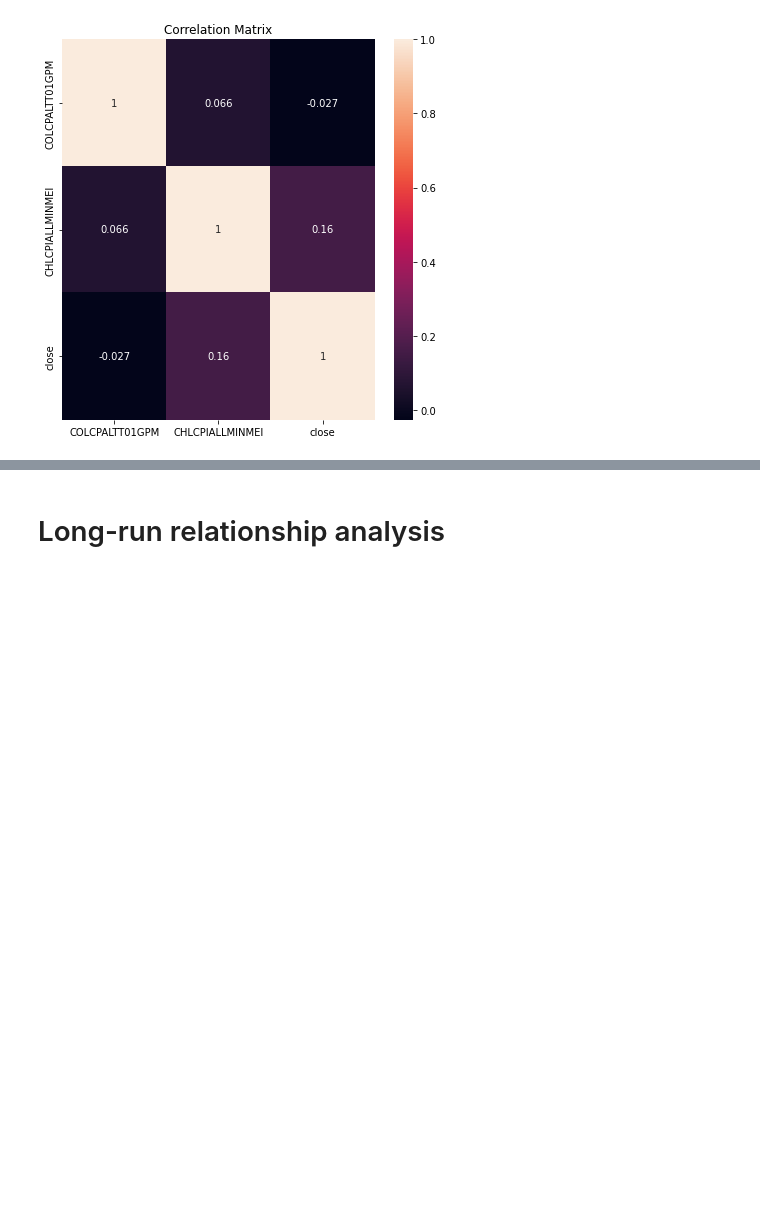
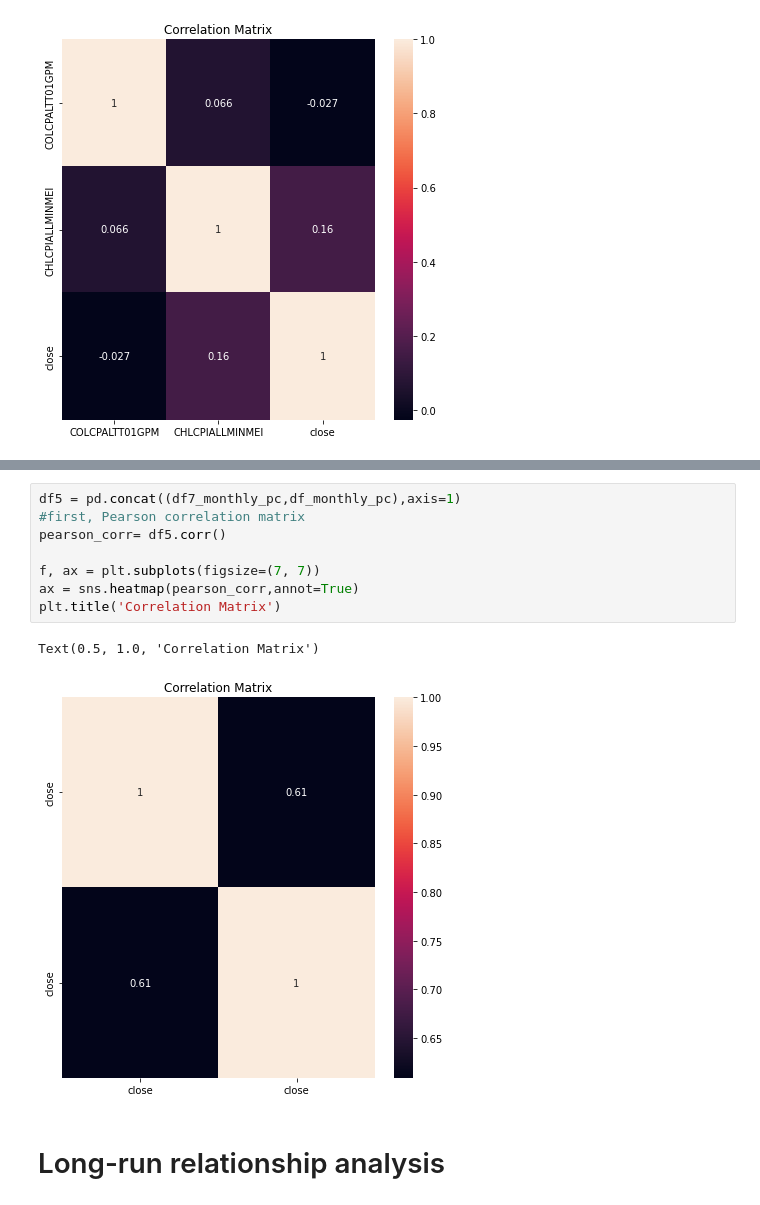
Before and after one commit to Yonas-Berhe/WQU_MSFE_Capestone_project, a Jupyter notebook: MSFE_Capestone_project_code.ipynb, the cells around one changed output, grey strips where cells are left out. Drawn from its saved outputs; the diff is of its cells as text; blank space fills up the shorter version.

```diff
--- a/MSFE_Capestone_project_code.ipynb
+++ b/MSFE_Capestone_project_code.ipynb
@@ -347,3 +430,14 @@ Text(0.5, 1.0, 'Correlation Matrix')
+# %%
+df5 = pd.concat((df7_monthly_pc,df_monthly_pc),axis=1)
+#first, Pearson correlation matrix
+pearson_corr= df5.corr()
+
+f, ax = plt.subplots(figsize=(7, 7))
+ax = sns.heatmap(pearson_corr,annot=True)
+plt.title('Correlation Matrix')
+# %% [output]
+Text(0.5, 1.0, 'Correlation Matrix')
+[figure, added]
 # %% [markdown]
 # Long-run relationship analysis
 # %% [markdown]
```
Also changed, not shown: parts of 36 cells of this notebook.
